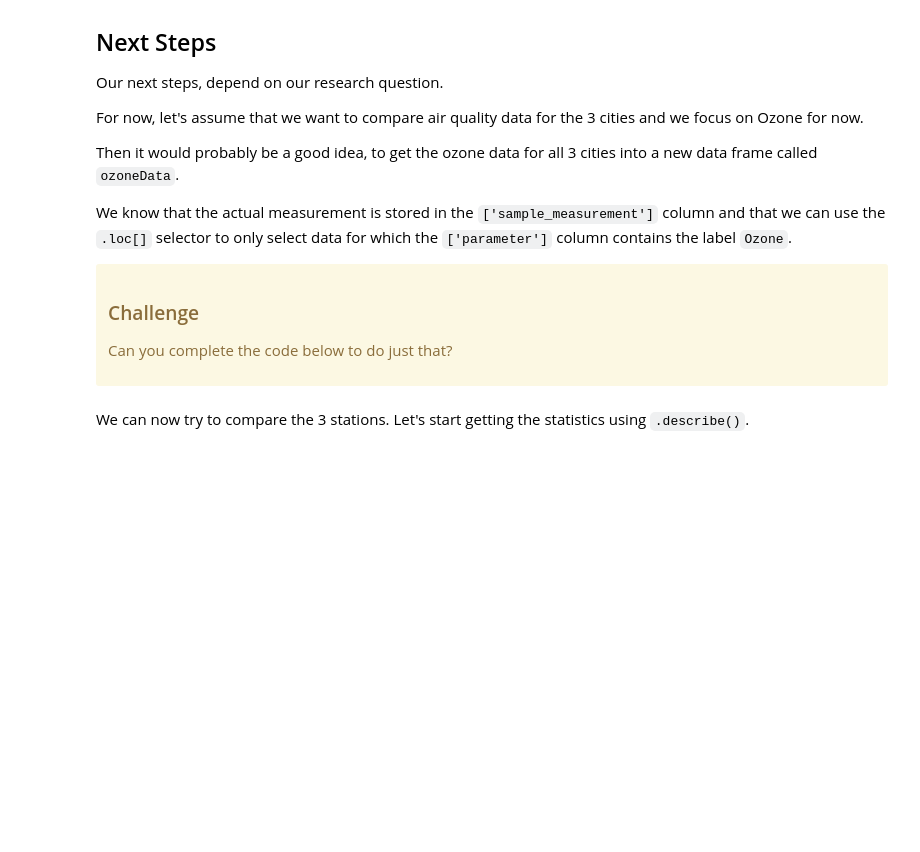
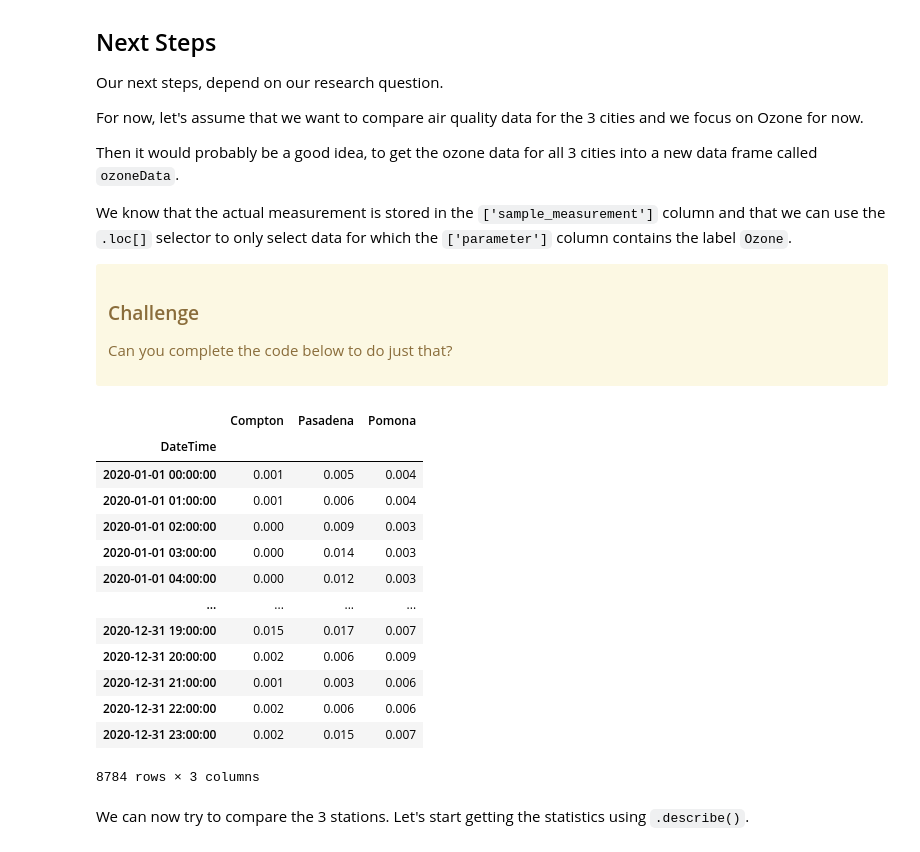
Before and after one commit to Kay-berg/ISAT420_Code, a Jupyter notebook: W5_1_AirQuality/code/analyzingAQData.ipynb, the cells around one changed output. Cells and saved outputs as stored; diff of their text form; code cells hidden in the pictures; blank space fills up the shorter version.

```diff
--- a/W5_1_AirQuality/code/analyzingAQData.ipynb
+++ b/W5_1_AirQuality/code/analyzingAQData.ipynb
@@ -228,11 +251,30 @@ Can you complete the code below to do just that?
 # %%
 ozoneData = pd.DataFrame() # This creates a new dataframe.
 # Complete the line below with the correct .loc[] selector
-ozoneData['Compton']=aqs_Compton['sample_measurement']
+ozoneData['Compton']=aqs_Compton['sample_measurement'].loc[aqs_Compton['parameter'] == 'Ozone']
 # Add two more lines below to do the same for Pasadena and Pomona.
+ozoneData['Pasadena']=aqs_Pasadena['sample_measurement'].loc[aqs_Pasadena['parameter'] == 'Ozone']
+ozoneData['Pomona']=aqs_Pomona['sample_measurement'].loc[aqs_Pomona['parameter'] == 'Ozone']
+
+
 
 
 ozoneData
+# %% [output]
+|  | Compton | Pasadena | Pomona |
+| DateTime |  |  |  |
+| 2020-01-01 00:00:00 | 0.001 | 0.005 | 0.004 |
+| 2020-01-01 01:00:00 | 0.001 | 0.006 | 0.004 |
+| 2020-01-01 02:00:00 | 0.000 | 0.009 | 0.003 |
+| 2020-01-01 03:00:00 | 0.000 | 0.014 | 0.003 |
+| 2020-01-01 04:00:00 | 0.000 | 0.012 | 0.003 |
+| ... | ... | ... | ... |
+| 2020-12-31 19:00:00 | 0.015 | 0.017 | 0.007 |
+| 2020-12-31 20:00:00 | 0.002 | 0.006 | 0.009 |
+| 2020-12-31 21:00:00 | 0.001 | 0.003 | 0.006 |
+| 2020-12-31 22:00:00 | 0.002 | 0.006 | 0.006 |
+| 2020-12-31 23:00:00 | 0.002 | 0.015 | 0.007 |
+8784 rows × 3 columns
 # %% [markdown]
 We can now try to compare the 3 stations. Let's start getting the statistics using `.describe()`.
 # %%
```
Also changed, not shown: parts of 6 cells of this notebook, 1 other file.
